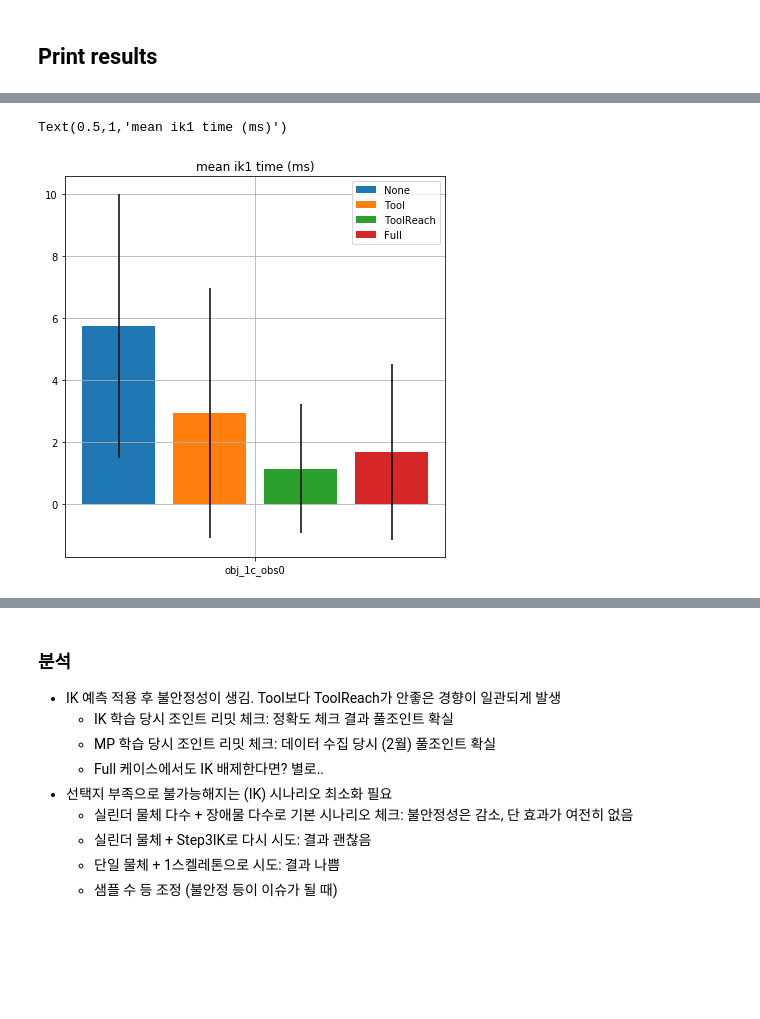
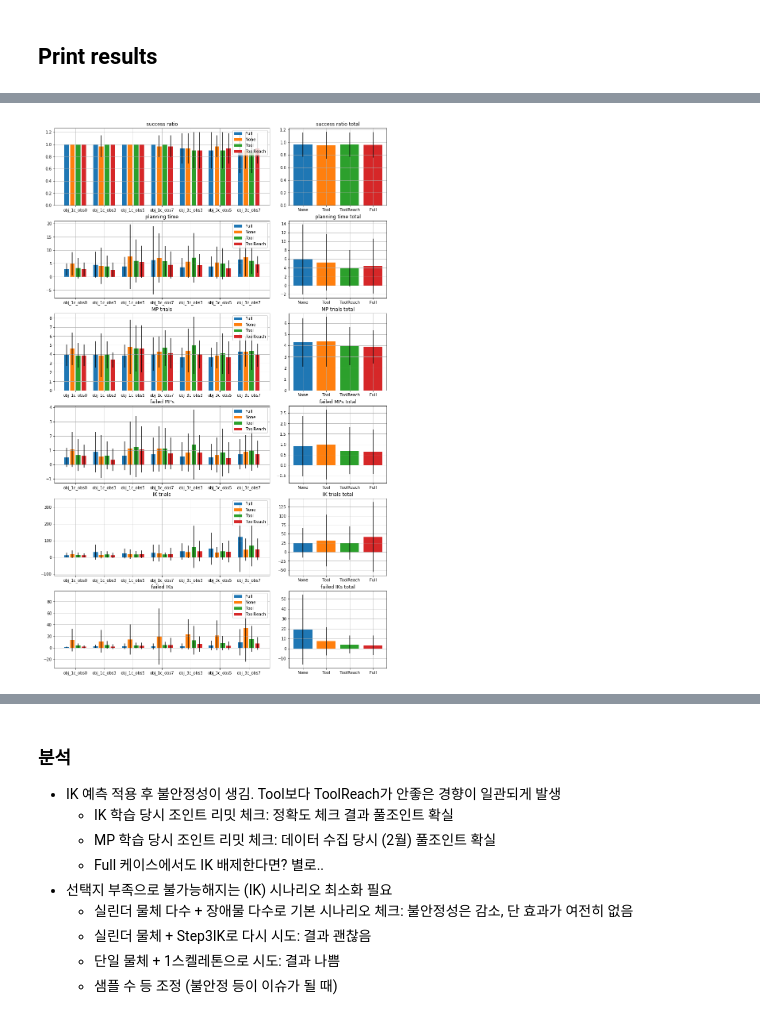
Before and after one commit to rnb-disinfection/rnb-planning, a Jupyter notebook: src/scripts/developing/pddlstream/[TEST] PDDLStream-print-results.ipynb, the cells around one changed output, grey strips where cells are left out. Drawn from its saved outputs; the diff is of its cells as text; code cells hidden in the pictures; blank space fills up the shorter version.

```diff
--- a/src/scripts/developing/pddlstream/[TEST] PDDLStream-print-results.ipynb
+++ b/src/scripts/developing/pddlstream/[TEST] PDDLStream-print-results.ipynb
@@ -71,9 +105,15 @@ Text(0.5,1,'holding motion time (ms)')
-# %%
-scatter = False
-plt.figure(figsize=(15,7))
-plt.subplot(1,2,1)
-plot_log(resdat_all, keys=["time_log", "ik_approch1"], fn=np.median, scatter=scatter)
-plt.title("mean ik1 time (ms)")
-# %% [output]
-Text(0.5,1,'mean ik1 time (ms)')
-[figure, removed]
+# %%
+plt.figure(figsize=(15,25))
+
+ROWS = 6
+COLS = 3
+
+succ_dict = extract_values(resdat_all, ["success"])
+subplot_trisect_line(ROWS, COLS, 1, succ_dict, "success ratio")
+subplot_trisect_line(ROWS, COLS, 2, extract_valid(resdat_all, ["plan_time"]), "planning time")
+subplot_trisect_line(ROWS, COLS, 3, extract_valid(resdat_all, ["MP_tot"]), "MP trials")
+subplot_trisect_line(ROWS, COLS, 4, extract_valid(resdat_all, ["failed_MPs"]), "failed MPs")
+subplot_trisect_line(ROWS, COLS, 5, extract_valid(resdat_all, ["IK_tot"]), "IK trials")
+subplot_trisect_line(ROWS, COLS, 6, extract_valid(resdat_all, ["failed_IKs"]), "failed IKs")
+# %% [output]
+[figure, added]
```
Also changed, not shown: parts of 4 cells of this notebook, 4 other files.
